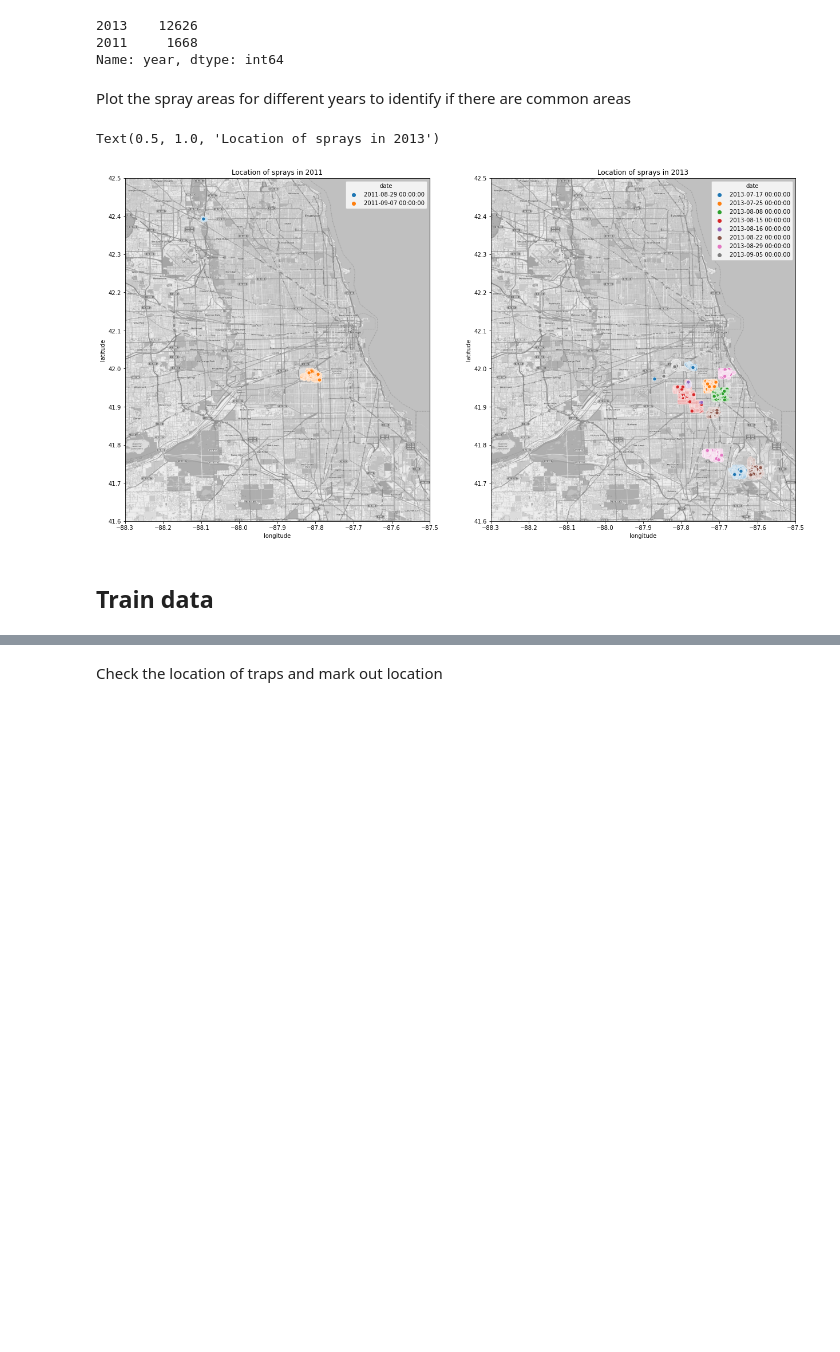
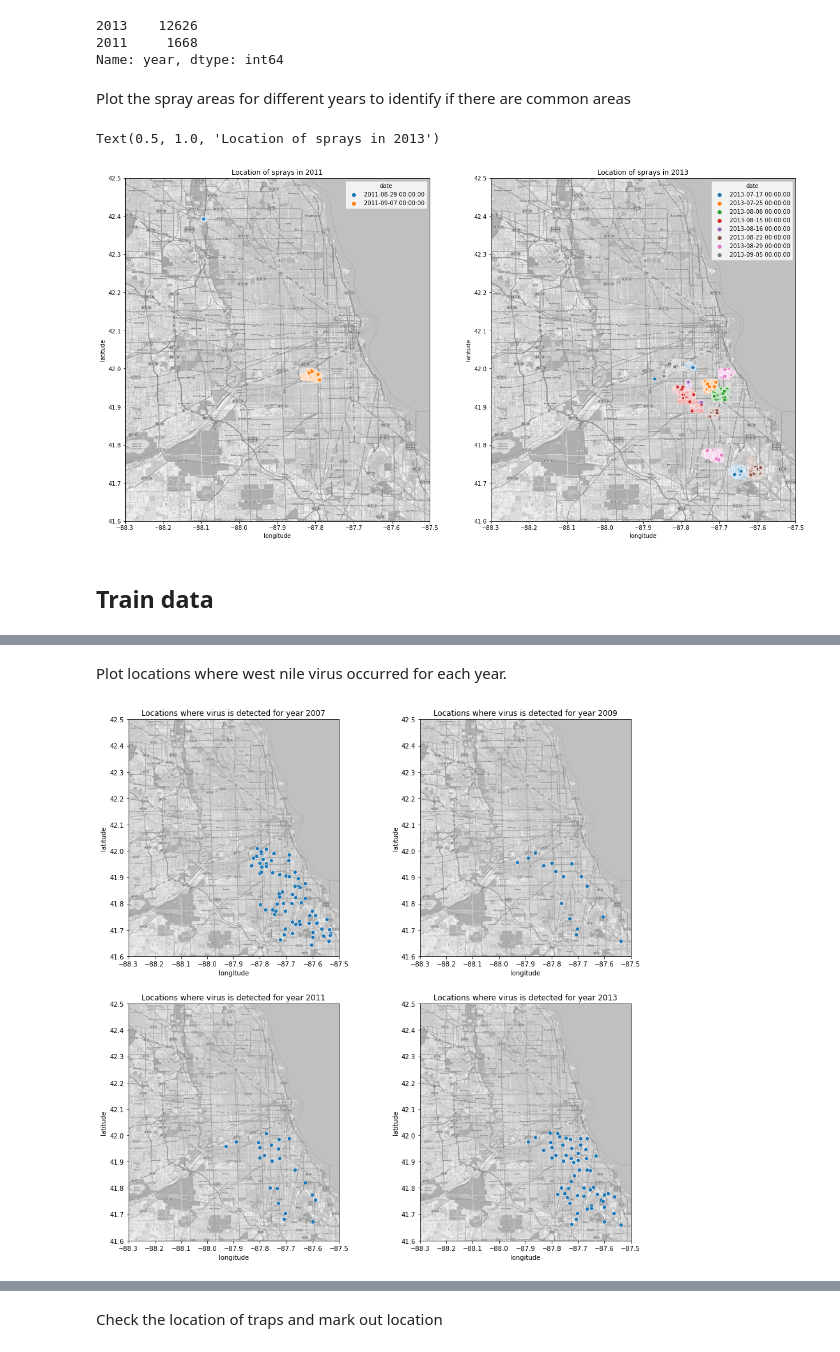
Before and after one commit to kevwee-lab/G.A-Project-4, a Jupyter notebook: working-folder/Zhi Qiang/EDA- Train and Spray.ipynb, the cells around one changed output, grey strips where cells are left out. Drawn from its saved outputs; the diff is of its cells as text; code cells hidden in the pictures; blank space fills up the shorter version.

```diff
--- a/working-folder/Zhi Qiang/EDA- Train and Spray.ipynb
+++ b/working-folder/Zhi Qiang/EDA- Train and Spray.ipynb
@@ -211,0 +114,4 @@ mosquito_count_year_plots.plot.bar(ax = ax);
+# %%
+train_df["lat_lon"] = train_df["latitude"].astype(str) + ", "+ train_df["longitude"].astype(str)
+
+train_df["trap"].nunique(), train_df["lat_lon"].nunique()
@@ -211,0 +272,41 @@ mosquito_count_year_plots.plot.bar(ax = ax);
+# %% [markdown]
+Plot locations where west nile virus occurred for each year.
+# %%
+# Plot locations where
+mapdata = np.loadtxt("../../data/mapdata_copyright_openstreetmap_contributors.txt")
+
+origin = [41.6, -88.3]              # lat/long of origin (lower left corner)
+upperRight = [42.5, -87.5]         # lat/long of upper right corner
+#rescales the image data to the GPS co-ordinates of the bounding box for Chicago defined by extent arguments
+
+fig, ax = plt.subplots(2, 2, figsize = (15,15))
+ax[0,0].imshow(mapdata, cmap=plt.get_cmap('gray'), extent=[origin[1], upperRight[1], origin[0], upperRight[0]])
+sns.scatterplot(x = "longitude",
+                y = "latitude",
+                data= wnv_location_df_2007[wnv_location_df_2007["wnvpresent"] == 1],
+                ax = ax[0,0]);
+ax[0,0].set_title("Locations where virus is detected for year 2007")
+
+ax[0,1].imshow(mapdata, cmap=plt.get_cmap('gray'), extent=[origin[1], upperRight[1], origin[0], upperRight[0]])
+sns.scatterplot(x = "longitude",
+                y = "latitude",
+                data= wnv_location_df_2009[wnv_location_df_2009["wnvpresent"] == 1],
+                ax = ax[0,1]);
+ax[0,1].set_title("Locations where virus is detected for year 2009")
+
+ax[1,0].imshow(mapdata, cmap=plt.get_cmap('gray'), extent=[origin[1], upperRight[1], origin[0], upperRight[0]])
+sns.scatterplot(x = "longitude",
+                y = "latitude",
+                data= wnv_location_df_2011[wnv_location_df_2011["wnvpresent"] == 1],
+                ax = ax[1,0]);
+ax[1,0].set_title("Locations where virus is detected for year 2011")
+
+ax[1,1].imshow(mapdata, cmap=plt.get_cmap('gray'), extent=[origin[1], upperRight[1], origin[0], upperRight[0]])
+sns.scatterplot(x = "longitude",
+                y = "latitude",
+                data= wnv_location_df_2013[wnv_location_df_2013["wnvpresent"] == 1],
+                ax = ax[1,1],
+               );
+ax[1,1].set_title("Locations where virus is detected for year 2013");
+# %% [output]
+[figure, added]
```
Also changed, not shown: parts of 46 cells of this notebook, 1 other file.
